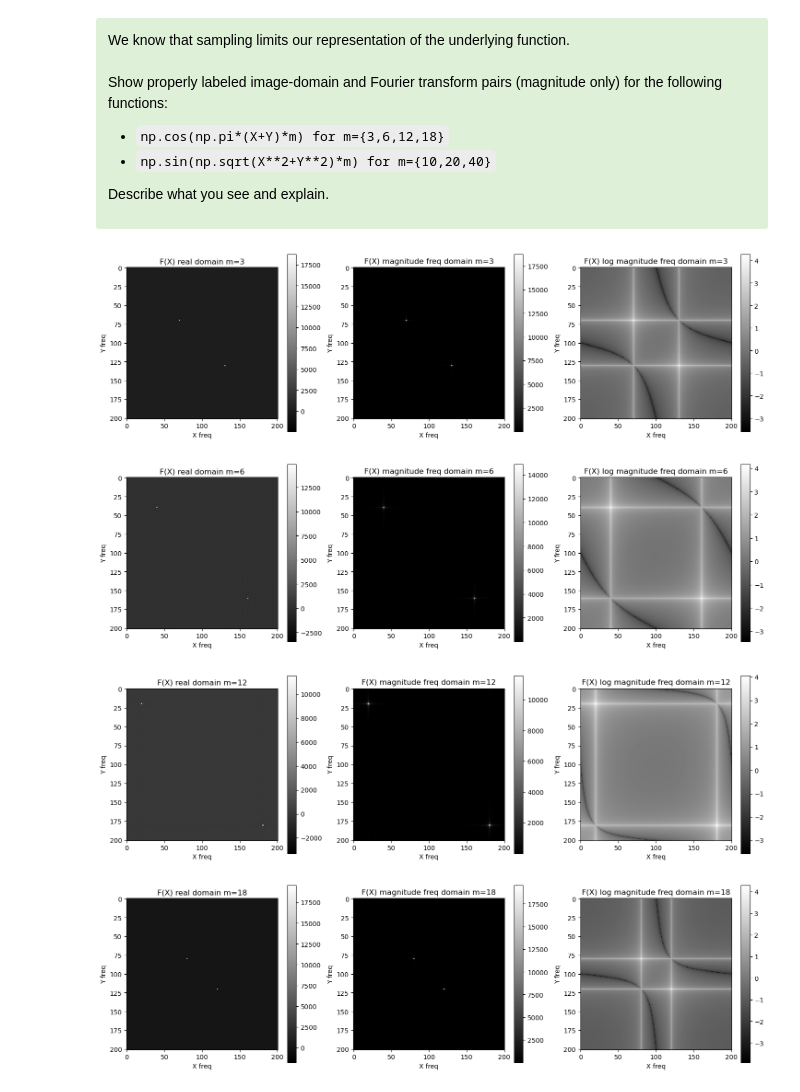
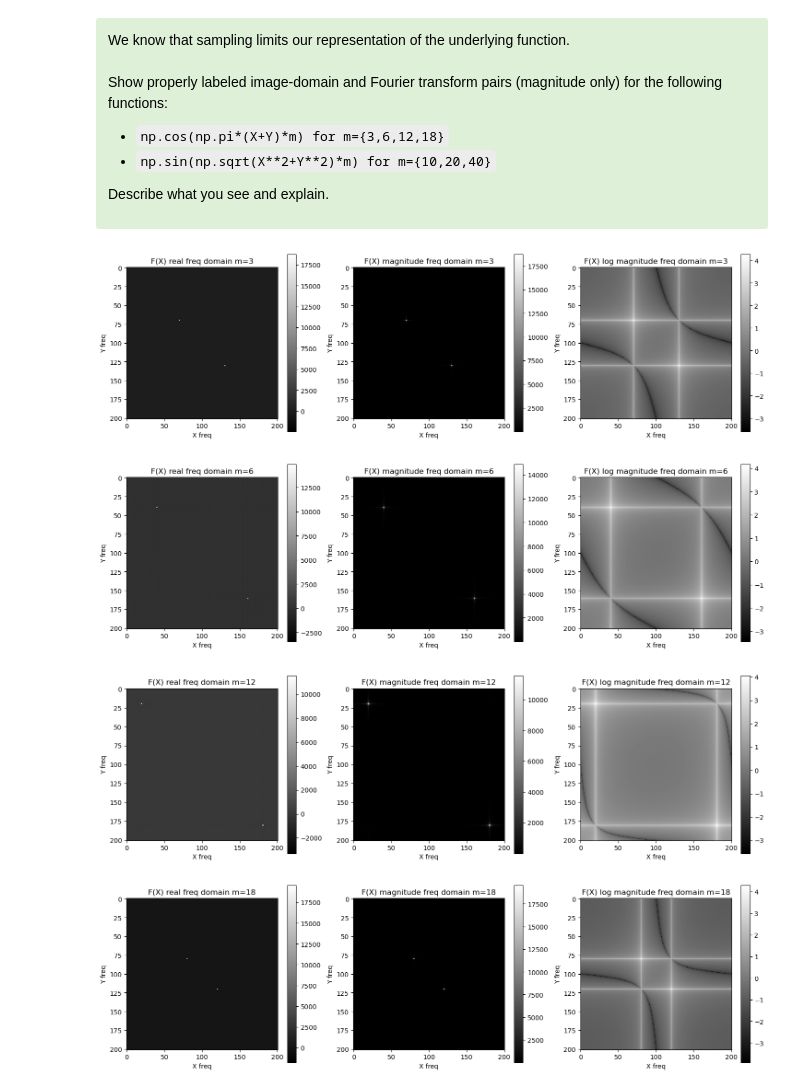
Before and after one commit to lilchromozome/Build_Imager_2025, a Jupyter notebook: Lab2/Lab2 Part1 (Clean).ipynb, the cells around one changed output. Saved outputs shown, nothing was run; the diff lists cells and outputs as text; code cells hidden in the pictures.

```diff
--- a/Lab2/Lab2 Part1 (Clean).ipynb
+++ b/Lab2/Lab2 Part1 (Clean).ipynb
@@ -446,7 +446,7 @@ for sz in [1.0, 2.0]:
 
     x = ax1.imshow(np.real(fshifted), cmap='gray')
     fig.colorbar(x, ax=ax1)
-    ax1.set_title(f'F(X) real domain (sigma={sz})')
+    ax1.set_title(f'F(X) real freq domain (sigma={sz})')
     ax1.set_xlabel('X freq')
     ax1.set_ylabel('Y freq')
 
@@ -488,37 +488,37 @@ Describe what you see and explain.
 for m in [3,6,12,18]:
     F = np.cos(np.pi*(X+Y)*m)
     fshifted = fftshift(fft2(ifftshift(F)))
 
     fig, (ax1, ax2, ax3) = plt.subplots(1, 3, figsize=(18, 5))
 
     x = ax1.imshow(np.real(fshifted), cmap='gray')
     fig.colorbar(x, ax=ax1)
-    ax1.set_title(f'F(X) real domain m={m}')
+    ax1.set_title(f'F(X) real freq domain m={m}')
     ax1.set_xlabel('X freq')
     ax1.set_ylabel('Y freq')
 
     magnitude = np.imag(fshifted)**2 + np.real(fshifted)**2
     magnitude = np.sqrt(magnitude)
 
     y = ax2.imshow(magnitude, cmap='gray')
     fig.colorbar(y, ax=ax2)
     ax2.set_title(f'F(X) magnitude freq domain m={m}')
     ax2.set_xlabel('X freq')
     ax2.set_ylabel('Y freq')
 
     logmag = np.log10(magnitude + 1e-10)
     z = ax3.imshow(logmag, cmap='gray')
     fig.colorbar(z, ax=ax3)
     ax3.set_title(f'F(X) log magnitude freq domain m={m}')
     ax3.set_xlabel('X freq')
     ax3.set_ylabel('Y freq')
 
     plt.show()
 # %% [output]
 [figure]
-[figure, old version]
+[figure, new version]
-[figure, old version]
+[figure, new version]
-[figure, old version]
+[figure, new version]
 # %%
 for m in [10, 20, 40]:
     F = np.sin(np.sqrt(X**2+Y**2)*m)
```
Also changed, not shown: parts of 2 cells of this notebook.
